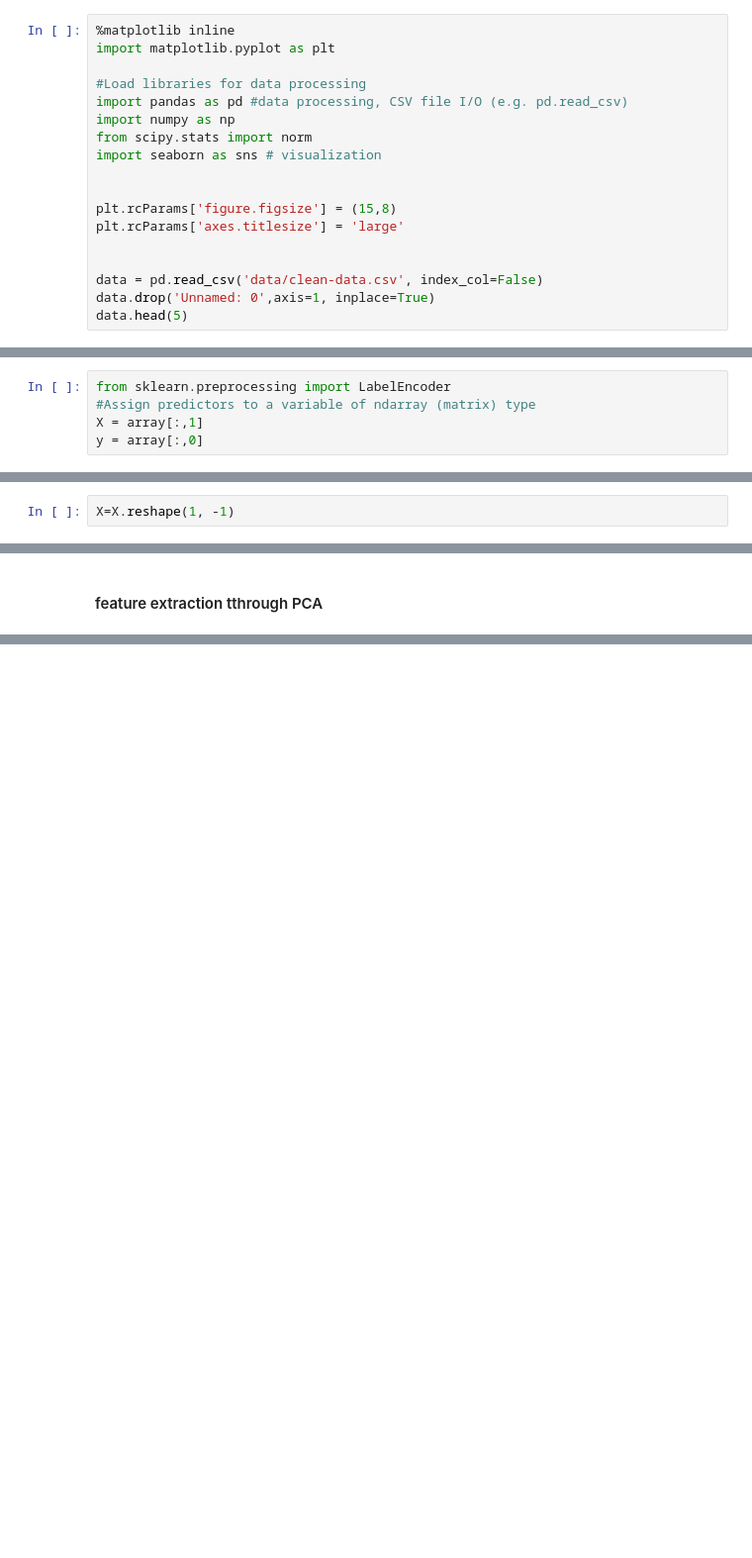
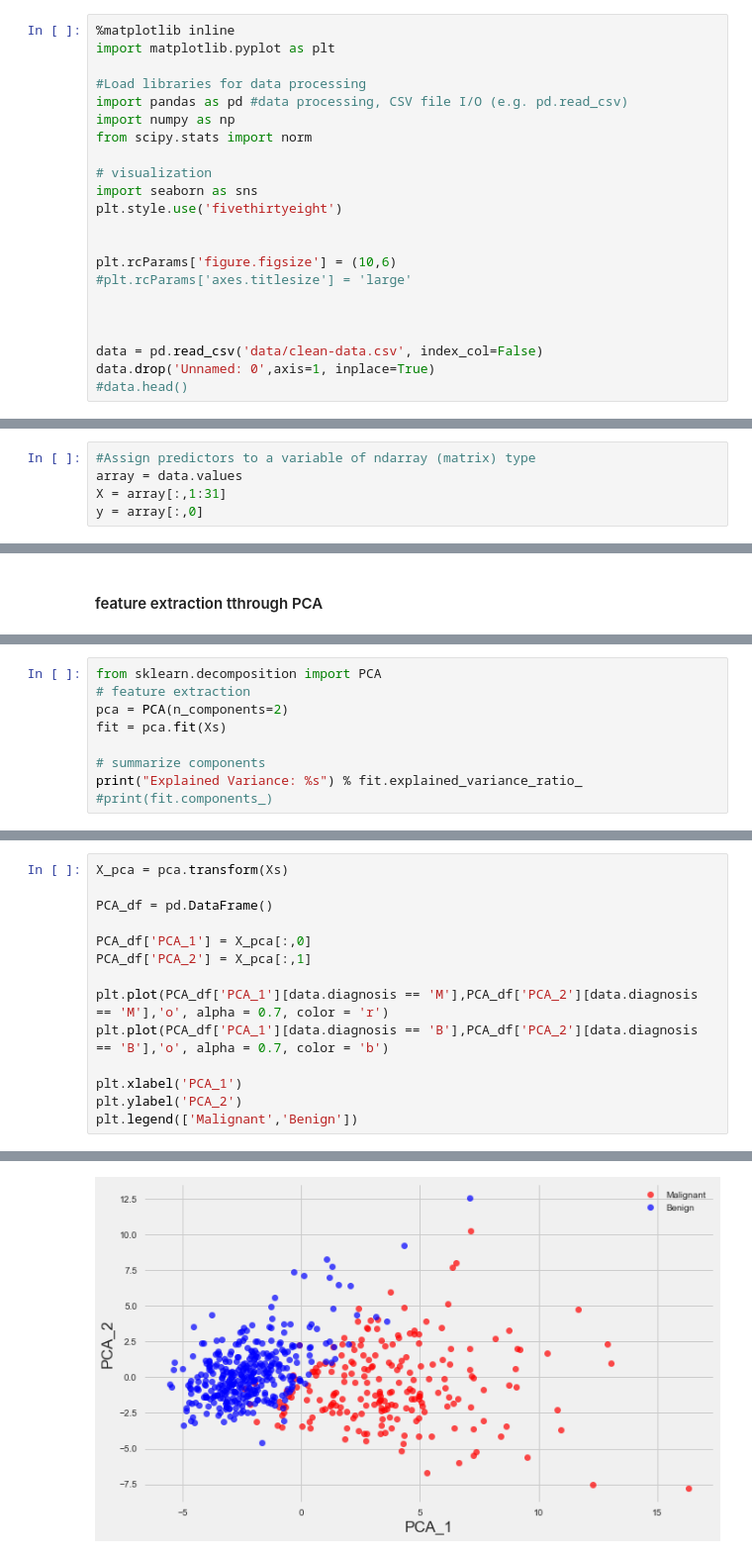
Before and after one commit to Jean-njoroge/Breast-cancer-risk-prediction, a Jupyter notebook: NB3_DataPreprocesing.ipynb, the cells around one changed output, grey strips where cells are left out. Shown at 99% size. Cells and saved outputs as stored; diff of their text form; blank space fills up the shorter version.

```diff
--- a/NB3_DataPreprocesing.ipynb
+++ b/NB3_DataPreprocesing.ipynb
@@ -21,13 +24,17 @@ import matplotlib.pyplot as plt
 import pandas as pd #data processing, CSV file I/O (e.g. pd.read_csv)
 import numpy as np
 from scipy.stats import norm
-import seaborn as sns # visualization
+
+# visualization
+import seaborn as sns
+plt.style.use('fivethirtyeight')
 
 
-plt.rcParams['figure.figsize'] = (15,8)
-plt.rcParams['axes.titlesize'] = 'large'
+plt.rcParams['figure.figsize'] = (10,6)
+#plt.rcParams['axes.titlesize'] = 'large'
+
 
 
 data = pd.read_csv('data/clean-data.csv', index_col=False)
 data.drop('Unnamed: 0',axis=1, inplace=True)
-data.head(5)
+#data.head()
@@ -66,7 +44,7 @@ Here, I assign the 30 features to a NumPy array X. Using LabelEncoder, we transf
 # %%
-from sklearn.preprocessing import LabelEncoder
 #Assign predictors to a variable of ndarray (matrix) type
-X = array[:,1]
+array = data.values
+X = array[:,1:31]
 y = array[:,0]
 # %%
 #transform the class labels from their original string representation (M and B) into integers
@@ -124,3 +87 @@ Here below I (i) scale the data, (ii) SVM estimator and (iii) check the model pe
-# %%
-X=X.reshape(1, -1)
 # %%
@@ -155,0 +101,9 @@ memory usage: 137.9+ KB
+# %%
+from sklearn.decomposition import PCA
+# feature extraction
+pca = PCA(n_components=2)
+fit = pca.fit(Xs)
+
+# summarize components
+print("Explained Variance: %s") % fit.explained_variance_ratio_
+#print(fit.components_)
@@ -155,0 +112,15 @@ memory usage: 137.9+ KB
+# %%
+X_pca = pca.transform(Xs)
+
+PCA_df = pd.DataFrame()
+
+PCA_df['PCA_1'] = X_pca[:,0]
+PCA_df['PCA_2'] = X_pca[:,1]
+
+plt.plot(PCA_df['PCA_1'][data.diagnosis == 'M'],PCA_df['PCA_2'][data.diagnosis == 'M'],'o', alpha = 0.7, color = 'r')
+plt.plot(PCA_df['PCA_1'][data.diagnosis == 'B'],PCA_df['PCA_2'][data.diagnosis == 'B'],'o', alpha = 0.7, color = 'b')
+
+plt.xlabel('PCA_1')
+plt.ylabel('PCA_2')
+plt.legend(['Malignant','Benign'])
+# %% [output]
@@ -155,0 +128 @@ memory usage: 137.9+ KB
+[figure, added]
```
Also changed, not shown: parts of 16 cells of this notebook.
